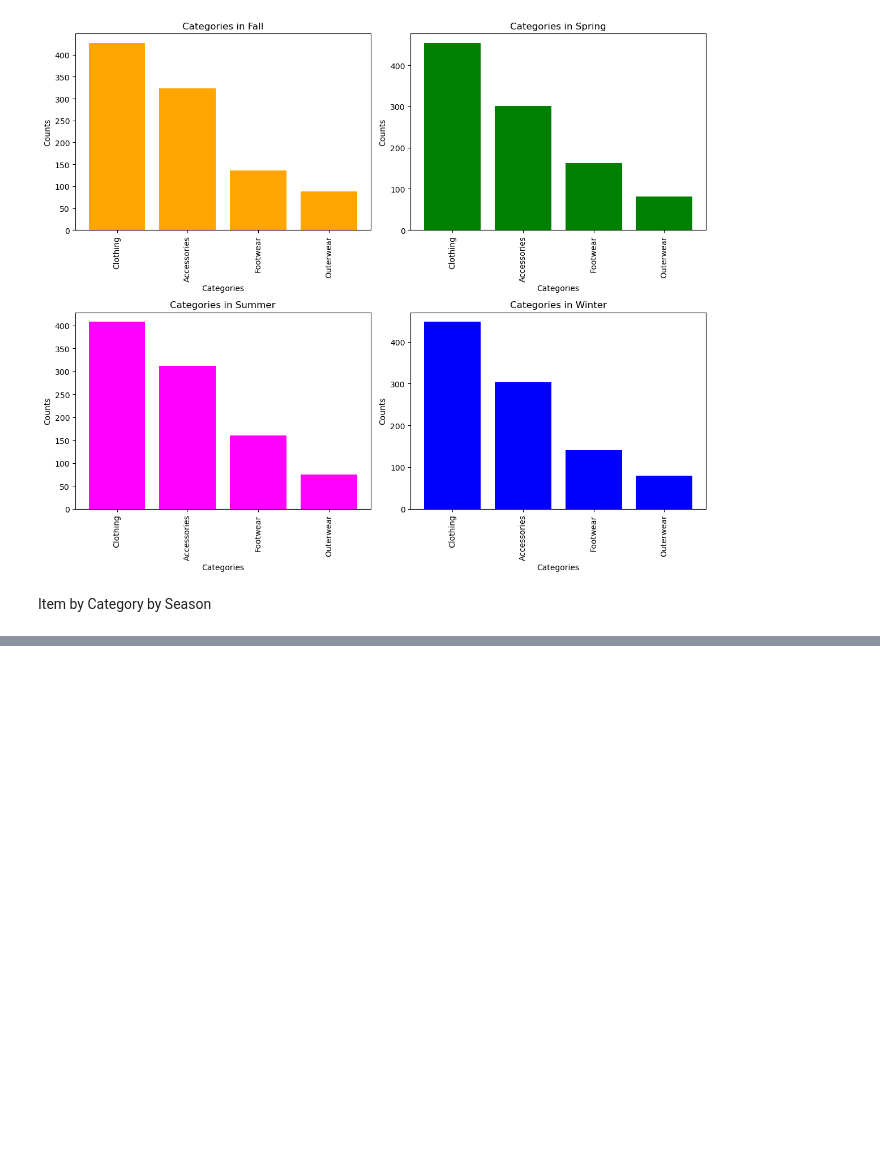
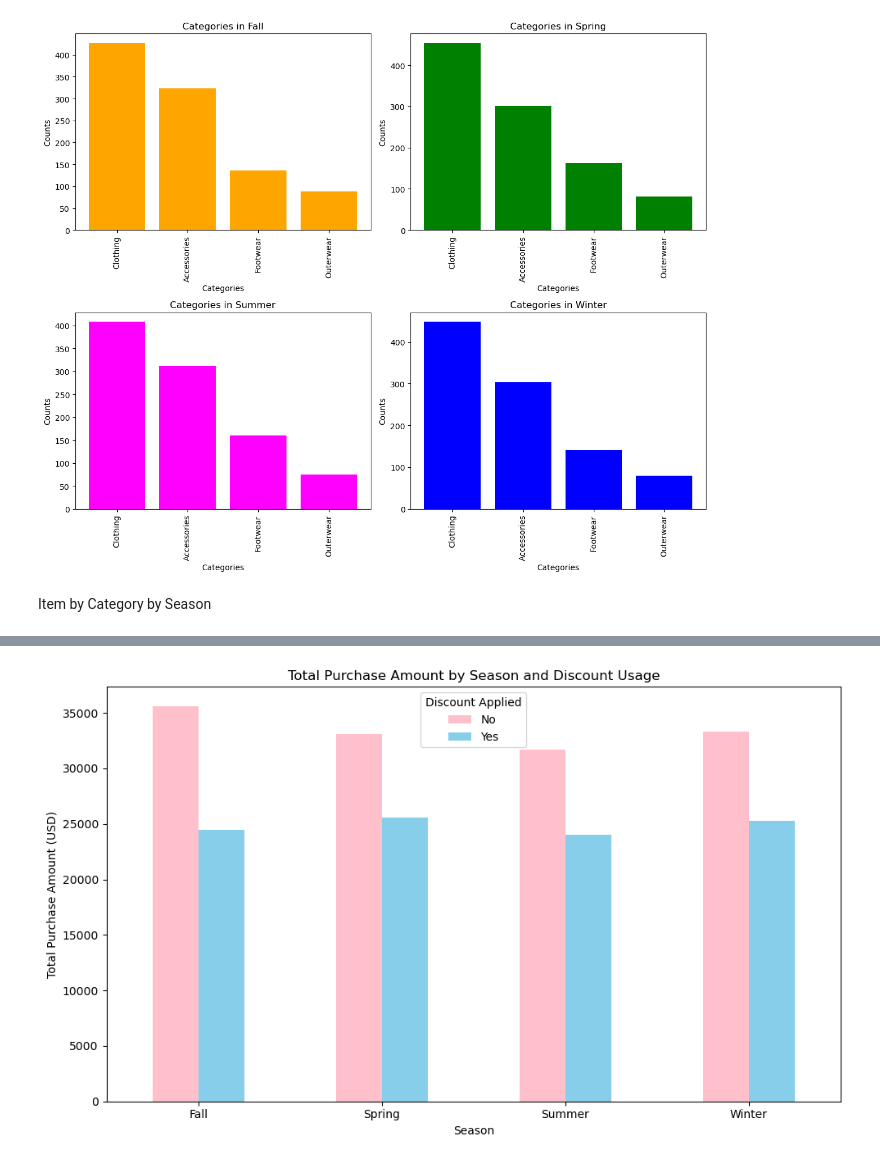
Before and after one commit to KPate04/IntroDataMining, a Jupyter notebook: Project_1/shopping_list.ipynb, the cells around one changed output, grey strips where cells are left out. Cells and saved outputs as stored; diff of their text form; code cells hidden in the pictures; blank space fills up the shorter version.

```diff
--- a/Project_1/shopping_list.ipynb
+++ b/Project_1/shopping_list.ipynb
@@ -484,0 +518,3 @@ plt.show()
+# %%
+purchase_amount_by_discount = money_spent.groupby(['Season', 'Discount Applied'])['Purchase Amount (USD)'].sum().unstack()
+purchase_amount_by_discount
@@ -484,0 +555,21 @@ plt.show()
+# %%
+import matplotlib.pyplot as plt
+
+# Plot the bar chart
+purchase_amount_by_discount.plot(kind='bar', figsize=(10, 6), color=['pink', 'skyblue'])
+plt.xticks(rotation=360)
+#plt.ylim(10000, )
+
+# Add labels and title
+plt.title('Total Purchase Amount by Season and Discount Usage')
+plt.xlabel('Season')
+plt.ylabel('Total Purchase Amount (USD)')
+
+# Add a legend to explain the colors for 'Yes' and 'No'
+plt.legend(title="Discount Applied", labels=['No', 'Yes'])
+
+# Show the plot
+plt.tight_layout()
+plt.show()
+# %% [output]
+[figure, added]
```
Also changed, not shown: parts of 23 cells of this notebook, 7 other files.
